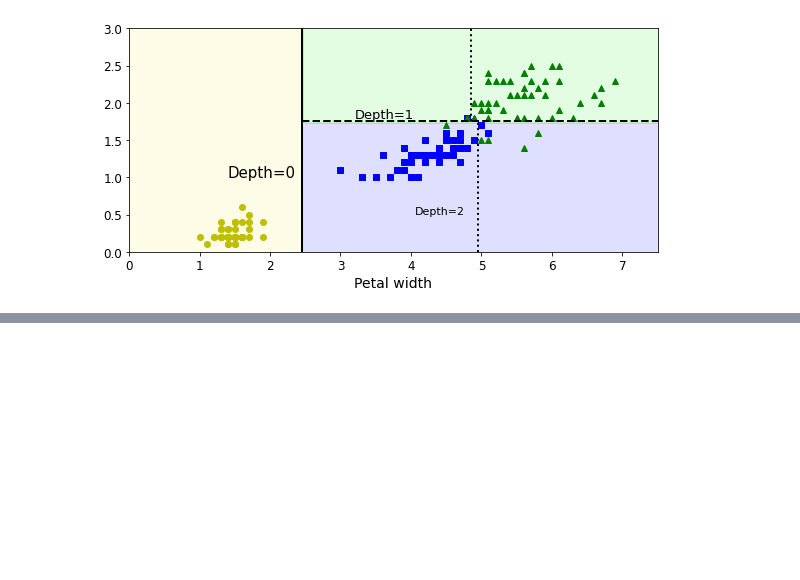
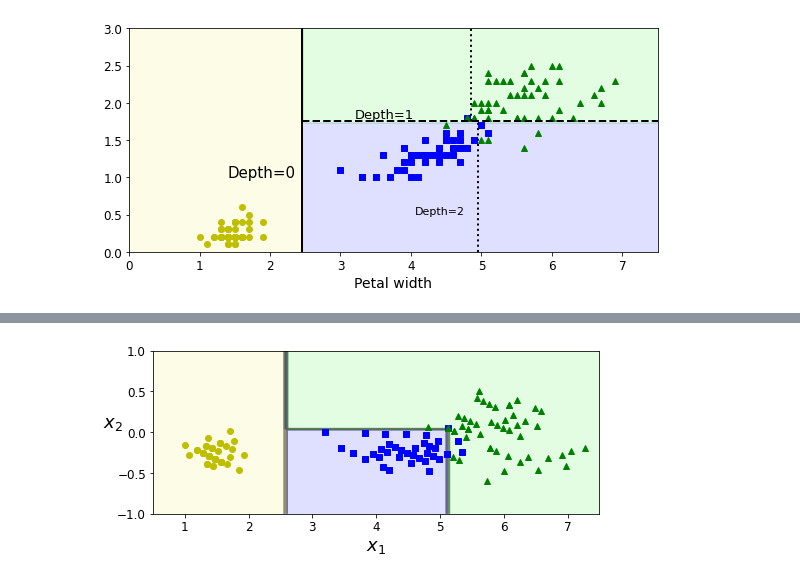
Before and after one commit to Anshul-GH/machine-learning, a Jupyter notebook: hands-on-ml-with-sklearn-keras-tensorflow/06_ch_decision_trees.ipynb, the cells around one changed output, grey strips where cells are left out. Cells and saved outputs as stored; diff of their text form; code cells hidden in the pictures; blank space fills up the shorter version.

```diff
--- a/hands-on-ml-with-sklearn-keras-tensorflow/06_ch_decision_trees.ipynb
+++ b/hands-on-ml-with-sklearn-keras-tensorflow/06_ch_decision_trees.ipynb
@@ -97,0 +176,7 @@ Saving figure:  decision_tree_decision_boundries_plot
+# %%
+plt.figure(figsize=(8, 3))
+plot_decision_boundary(tree_clf_r, Xr, y, axes=[0.5, 7.5, -1.0, 1], iris=False)
+
+plt.show()
+# %% [output]
+[figure, added]
```
Also changed, not shown: parts of 14 cells of this notebook, 2 other files.
